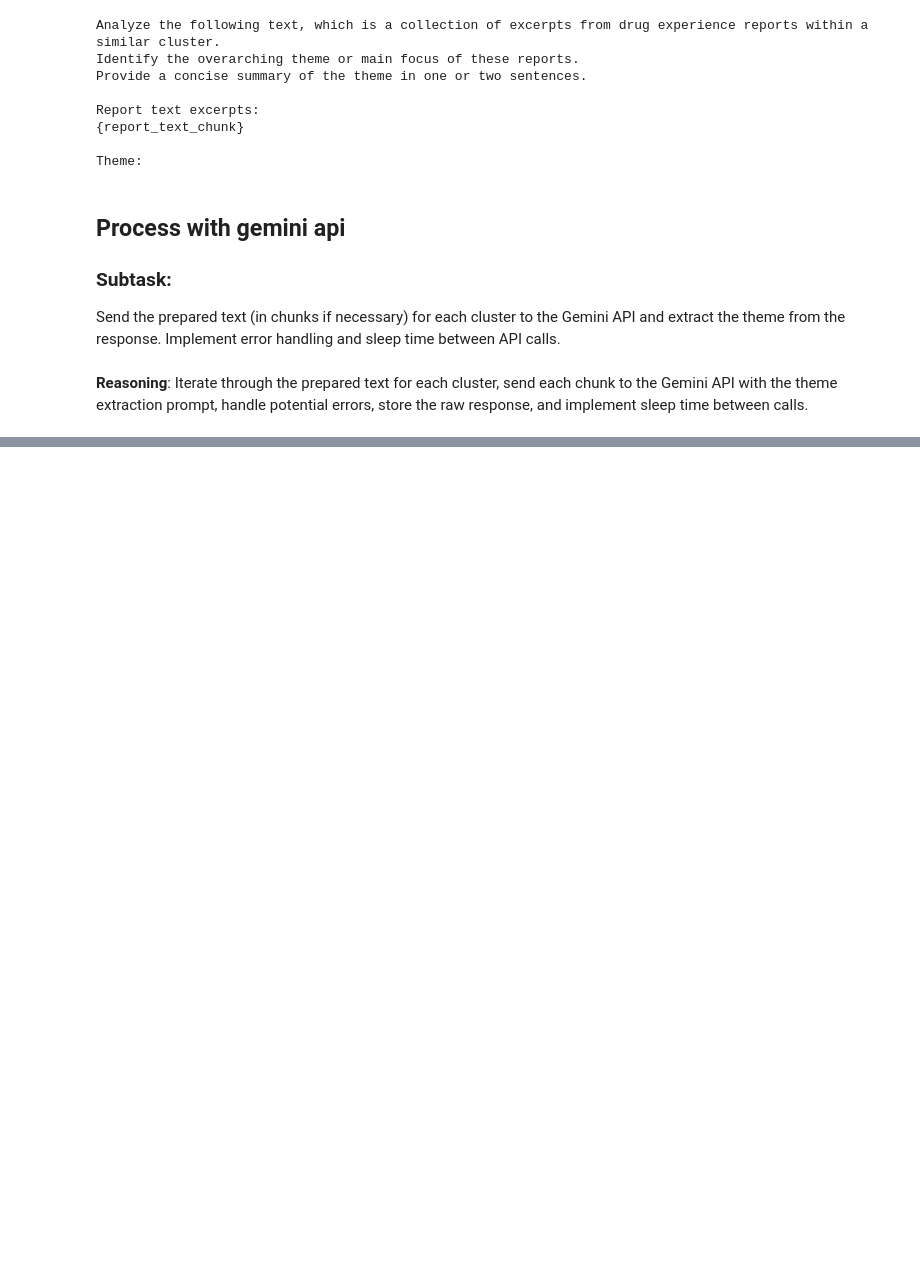
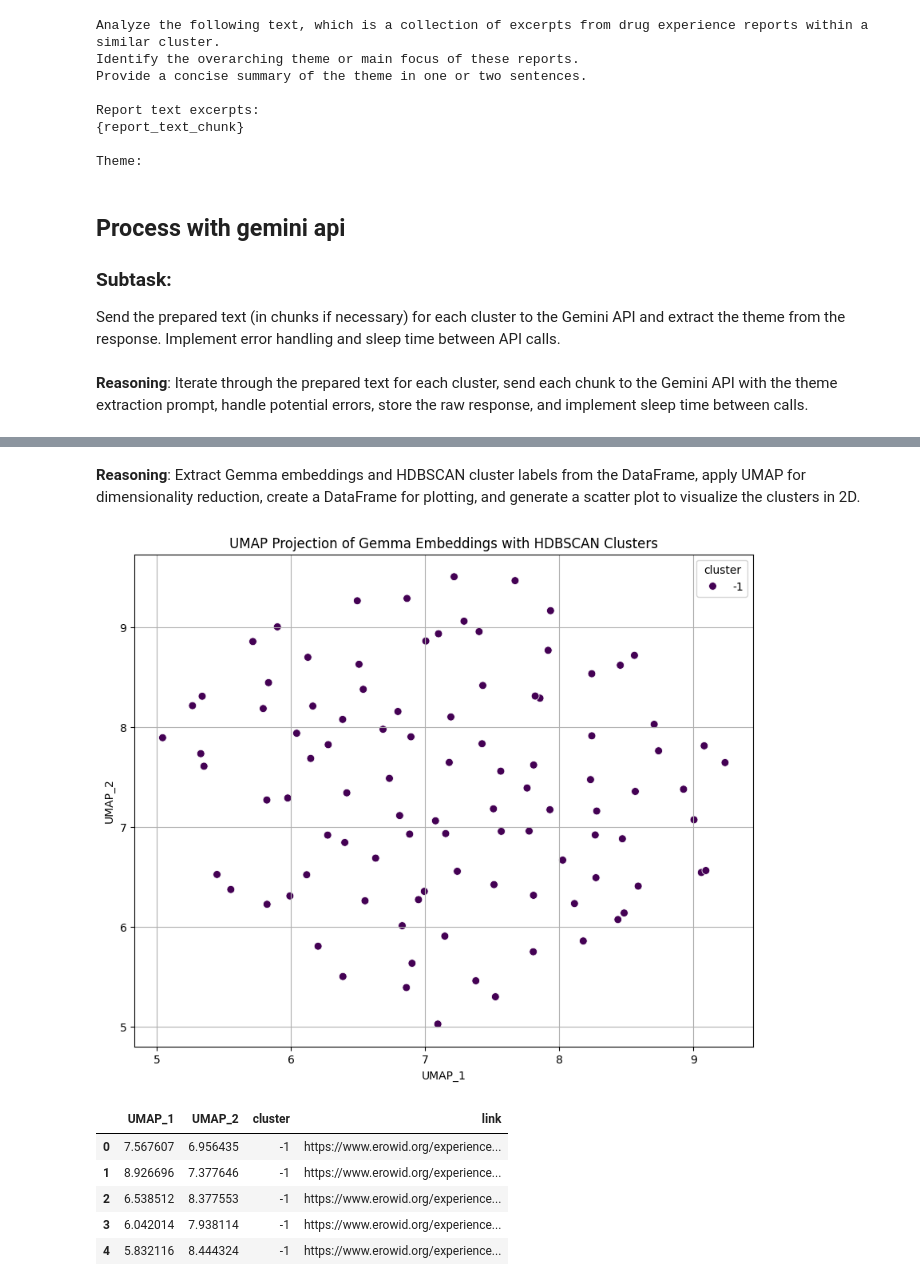
Before and after one commit to shatinz/tripreports, a Jupyter notebook: tripreport2.ipynb, the cells around one changed output, grey strips where cells are left out. Cells and saved outputs as stored; diff of their text form; code cells hidden in the pictures; blank space fills up the shorter version.

```diff
--- a/tripreport2.ipynb
+++ b/tripreport2.ipynb
@@ -1238,6 +1410,10 @@ Send the prepared text (in chunks if necessary) for each cluster to the Gemini A
 # %% [markdown]
 **Reasoning**:
 Iterate through the prepared text for each cluster, send each chunk to the Gemini API with the theme extraction prompt, handle potential errors, store the raw response, and implement sleep time between calls.
+# %%
+# Define model name and sleep time
+model_name = "gemini-1.5-flash"  # Using the specified model
+SLEEP_TIME = 60  # Setting a sleep time of 60 seconds to respect potential rate limits
 # %%
 import time
 import google.generativeai as genai
@@ -1296,0 +1777,10 @@ NameError: name 'SLEEP_TIME' is not defined
+# %%
+import json
+
+try:
+    with open('report_embeddings_gemma.json', 'r') as f:
+        report_embeddings_gemma = json.load(f)
+    print(f"Loaded embeddings for {len(report_embeddings_gemma)} reports from report_embeddings_gemma.json")
+except FileNotFoundError:
+    print("Error: 'report_embeddings_gemma.json' not found. Please ensure the Gemma embedding step was completed successfully.")
+    report_embeddings_gemma = []
@@ -1296,0 +1909,51 @@ NameError: name 'SLEEP_TIME' is not defined
+# %% [markdown]
+**Reasoning**:
+Extract Gemma embeddings and HDBSCAN cluster labels from the DataFrame, apply UMAP for dimensionality reduction, create a DataFrame for plotting, and generate a scatter plot to visualize the clusters in 2D.
+# %%
+import umap
+import matplotlib.pyplot as plt
+import seaborn as sns
+import pandas as pd
+import numpy as np
+
+# Extract the Gemma embeddings and HDBSCAN cluster labels from the DataFrame
+embeddings_gemma = np.array([item['embedding_gemma'] for item in report_embeddings_gemma])
+cluster_labels_gemma_hdbscan = df_gemma_hdbscan['hdbscan_cluster_label_gemma'].values
+
+
+# Apply UMAP for dimensionality reduction
+reducer = umap.UMAP(n_neighbors=15, min_dist=0.1, n_components=2, random_state=42)
+umap_embeddings_gemma_hdbscan = reducer.fit_transform(embeddings_gemma)
+
+# Create a DataFrame for easy plotting
+df_umap_gemma_hdbscan = pd.DataFrame(umap_embeddings_gemma_hdbscan, columns=['UMAP_1', 'UMAP_2'])
+df_umap_gemma_hdbscan['cluster'] = cluster_labels_gemma_hdbscan
+df_umap_gemma_hdbscan['link'] = df_gemma_hdbscan['link'] # Add links for potential future use
+
+# Plot the UMAP embeddings
+plt.figure(figsize=(10, 8))
+scatter = sns.scatterplot(
+    x='UMAP_1',
+    y='UMAP_2',
+    hue='cluster',
+    data=df_umap_gemma_hdbscan,
+    palette='viridis', # You can choose a different color palette
+    legend='full',
+    s=50 # Adjust point size
+)
+plt.title('UMAP Projection of Gemma Embeddings with HDBSCAN Clusters')
+plt.xlabel('UMAP_1')
+plt.ylabel('UMAP_2')
+plt.grid(True)
+plt.show()
+
+# Display the DataFrame with UMAP coordinates and cluster labels
+display(df_umap_gemma_hdbscan.head())
+# %% [output]
+[figure, added]
+|  | UMAP_1 | UMAP_2 | cluster | link |
+| 0 | 7.567607 | 6.956435 | -1 | https://www.erowid.org/experience... |
+| 1 | 8.926696 | 7.377646 | -1 | https://www.erowid.org/experience... |
+| 2 | 6.538512 | 8.377553 | -1 | https://www.erowid.org/experience... |
+| 3 | 6.042014 | 7.938114 | -1 | https://www.erowid.org/experience... |
+| 4 | 5.832116 | 8.444324 | -1 | https://www.erowid.org/experience... |
```
Also changed, not shown: parts of 98 cells of this notebook.
